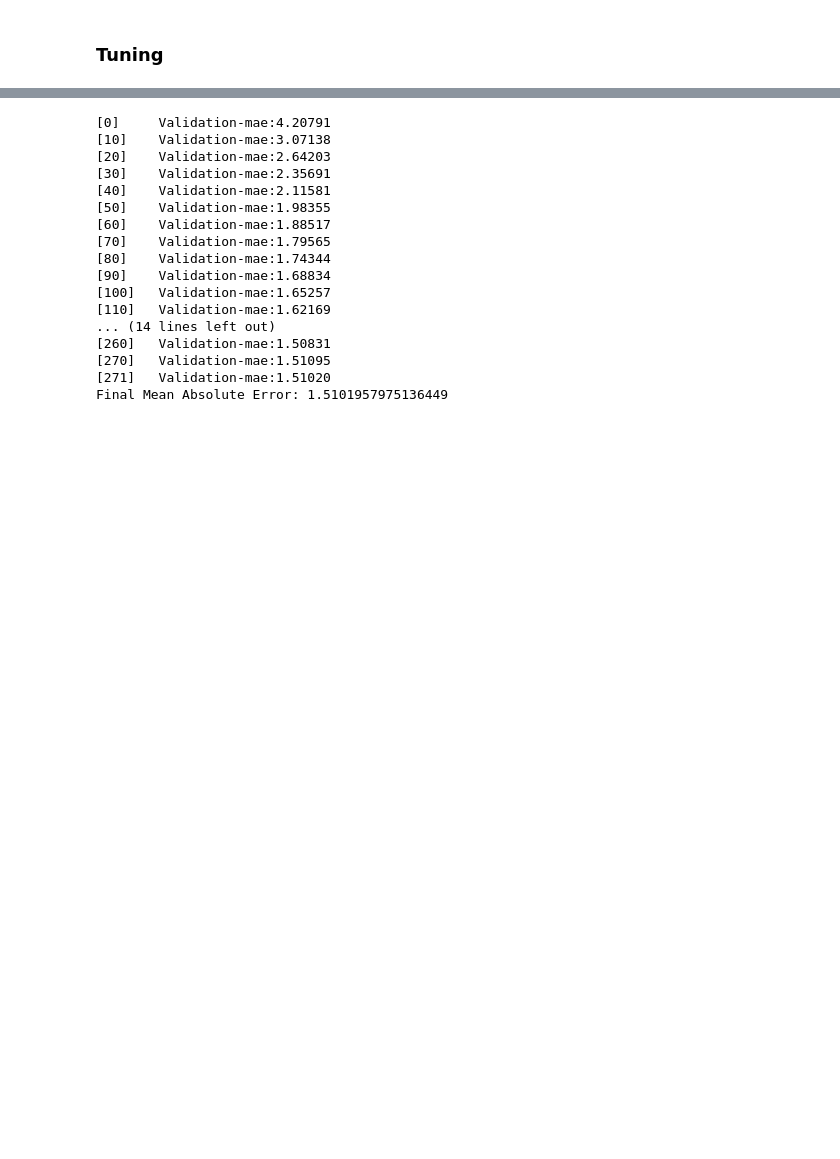
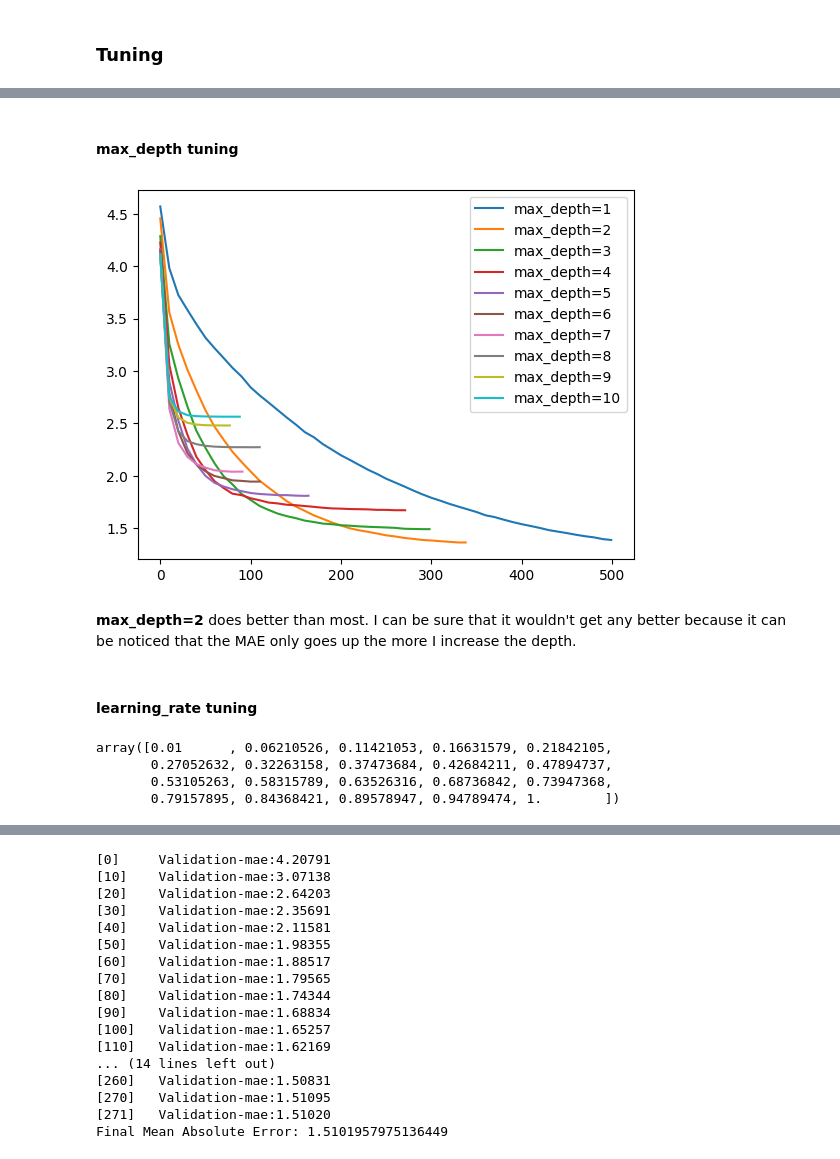
Before and after one commit to kabsmeiou/study-hours-estimator, a Jupyter notebook: notebook.ipynb, the cells around one changed output, grey strips where cells are left out. Saved outputs shown, nothing was run; the diff lists cells and outputs as text; code cells hidden in the pictures; blank space fills up the shorter version.

Commit message:
fine-tuning: xgb

```diff
--- a/notebook.ipynb
+++ b/notebook.ipynb
@@ -796,5 +797,9 @@ def parse_output(output):
 # %%
 xgb_scores = {} # for xgboost tuning
+# %%
+max_depth = 10
+# %% [markdown]
+#### max_depth tuning
 # %%
 %%capture output
 params = {
@@ -812,3 +817,17 @@ model = xgb.train(
     early_stopping_rounds=10,
     verbose_eval=10
 )
+# %%
+xgb_scores['max_depth=%s' % max_depth] = parse_output(output)
+# %%
+depths = np.linspace(1, 10, 10)
+for d in depths:
+    plt.plot(xgb_scores['max_depth=%s' % int(d)].n_iteration,
+             xgb_scores['max_depth=%s' % int(d)].mae,
+            label=f"max_depth={int(d)}")
+plt.legend()
+plt.show()
+# %% [output]
+[figure, added]
+# %% [markdown]
+**max_depth=2** does better than most. I can be sure that it wouldn't get any better because it can be noticed that the MAE only goes up the more I increase the depth.
@@ -814,0 +836,10 @@ model = xgb.train(
+# %% [markdown]
+#### learning_rate tuning
+# %%
+etas = np.linspace(0.01, 1.0, 20)
+etas
+# %% [output]
+array([0.01      , 0.06210526, 0.11421053, 0.16631579, 0.21842105,
+       0.27052632, 0.32263158, 0.37473684, 0.42684211, 0.47894737,
+       0.53105263, 0.58315789, 0.63526316, 0.68736842, 0.73947368,
+       0.79157895, 0.84368421, 0.89578947, 0.94789474, 1.        ])
```
Also changed, not shown: parts of 23 cells of this notebook.
